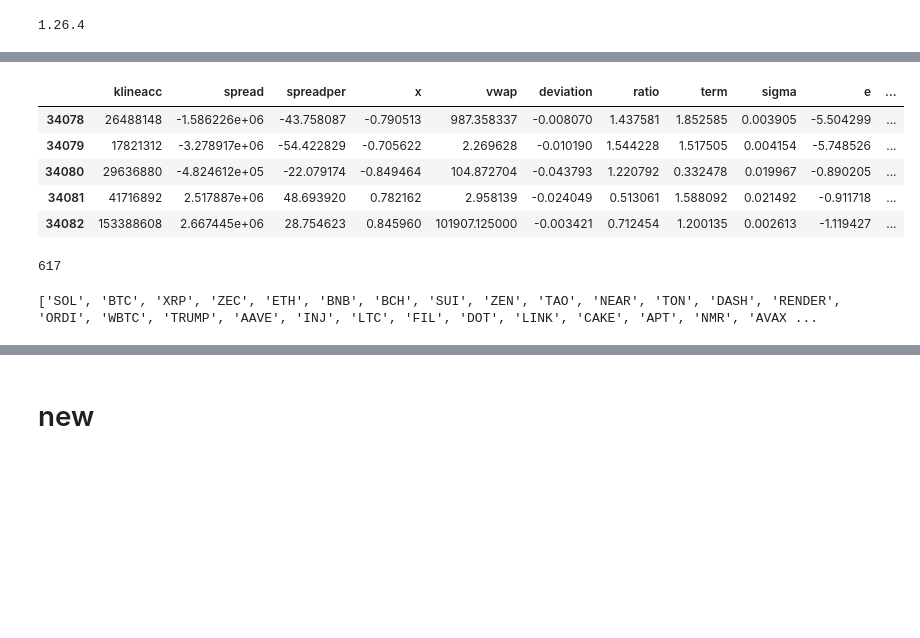
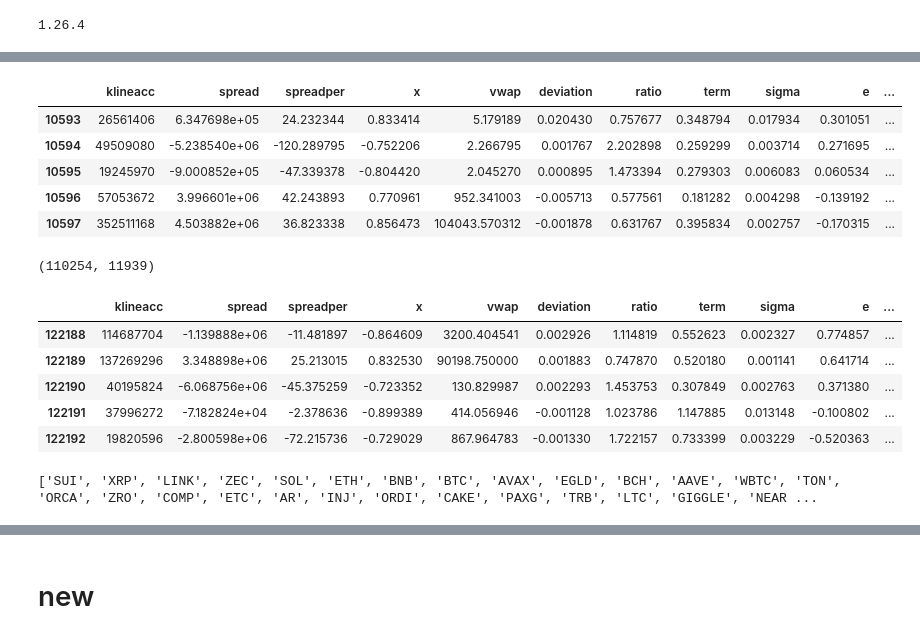
Before and after one commit to itpofy2024o/st, a Jupyter notebook: ut.ipynb, the cells around one changed output, grey strips where cells are left out. Saved outputs shown, nothing was run; the diff lists cells and outputs as text; code cells hidden in the pictures; blank space fills up the shorter version.

```diff
--- a/ut.ipynb
+++ b/ut.ipynb
@@ -14,6 +14,7 @@ from sklearn.metrics import (
 import warnings
 warnings.filterwarnings("ignore", category=UserWarning)
 pd.options.display.max_rows = None
+pd.set_option('future.no_silent_downcasting', True)
 # %%
 import numpy as np
 print(np.__version__)
@@ -43,19 +44,29 @@ a=np.random.randint(len(ndf))
 ndf.iloc[a:a+5,:]
 # %% [output]
 |  | klineacc | spread | spreadper | x | vwap | deviation | ratio | term | sigma | e | ... |
-| 34078 | 26488148 | -1.586226e+06 | -43.758087 | -0.790513 | 987.358337 | -0.008070 | 1.437581 | 1.852585 | 0.003905 | -5.504299 | ... |
-| 34079 | 17821312 | -3.278917e+06 | -54.422829 | -0.705622 | 2.269628 | -0.010190 | 1.544228 | 1.517505 | 0.004154 | -5.748526 | ... |
-| 34080 | 29636880 | -4.824612e+05 | -22.079174 | -0.849464 | 104.872704 | -0.043793 | 1.220792 | 0.332478 | 0.019967 | -0.890205 | ... |
-| 34081 | 41716892 | 2.517887e+06 | 48.693920 | 0.782162 | 2.958139 | -0.024049 | 0.513061 | 1.588092 | 0.021492 | -0.911718 | ... |
-| 34082 | 153388608 | 2.667445e+06 | 28.754623 | 0.845960 | 101907.125000 | -0.003421 | 0.712454 | 1.200135 | 0.002613 | -1.119427 | ... |
+| 10593 | 26561406 | 6.347698e+05 | 24.232344 | 0.833414 | 5.179189 | 0.020430 | 0.757677 | 0.348794 | 0.017934 | 0.301051 | ... |
+| 10594 | 49509080 | -5.238540e+06 | -120.289795 | -0.752206 | 2.266795 | 0.001767 | 2.202898 | 0.259299 | 0.003714 | 0.271695 | ... |
+| 10595 | 19245970 | -9.000852e+05 | -47.339378 | -0.804420 | 2.045270 | 0.000895 | 1.473394 | 0.279303 | 0.006083 | 0.060534 | ... |
+| 10596 | 57053672 | 3.996601e+06 | 42.243893 | 0.770961 | 952.341003 | -0.005713 | 0.577561 | 0.181282 | 0.004298 | -0.139192 | ... |
+| 10597 | 352511168 | 4.503882e+06 | 36.823338 | 0.856473 | 104043.570312 | -0.001878 | 0.631767 | 0.395834 | 0.002757 | -0.170315 | ... |
-# %%
-nndf=ndf.iloc[df.tail(1).index.start+1:,:]
-len(nndf)
-# %% [output]
-617
+# %%
+train_df=ndf.iloc[:110254,:]
+actual_x=ndf.iloc[110254:,:]
+len(train_df),len(actual_x)
+# %% [output]
+(110254, 11939)
+# %%
+actual_x.tail()
+# %% [output]
+|  | klineacc | spread | spreadper | x | vwap | deviation | ratio | term | sigma | e | ... |
+| 122188 | 114687704 | -1.139888e+06 | -11.481897 | -0.864609 | 3200.404541 | 0.002926 | 1.114819 | 0.552623 | 0.002327 | 0.774857 | ... |
+| 122189 | 137269296 | 3.348898e+06 | 25.213015 | 0.832530 | 90198.750000 | 0.001883 | 0.747870 | 0.520180 | 0.001141 | 0.641714 | ... |
+| 122190 | 40195824 | -6.068756e+06 | -45.375259 | -0.723352 | 130.829987 | 0.002293 | 1.453753 | 0.307849 | 0.002763 | 0.371380 | ... |
+| 122191 | 37996272 | -7.182824e+04 | -2.378636 | -0.899389 | 414.056946 | -0.001128 | 1.023786 | 1.147885 | 0.013148 | -0.100802 | ... |
+| 122192 | 19820596 | -2.800598e+06 | -72.215736 | -0.729029 | 867.964783 | -0.001330 | 1.722157 | 0.733399 | 0.003229 | -0.520363 | ... |
 # %%
-assets_to_train=[i for i in nndf["asset"].unique().tolist() if i in df["asset"].unique().tolist()]
+assets_to_train=[i for i in actual_x["asset"].unique().tolist() if i in train_df["asset"].unique().tolist()]
 print(assets_to_train)
 # %% [output]
-['SOL', 'BTC', 'XRP', 'ZEC', 'ETH', 'BNB', 'BCH', 'SUI', 'ZEN', 'TAO', 'NEAR', 'TON', 'DASH', 'RENDER', 'ORDI', 'WBTC', 'TRUMP', 'AAVE', 'INJ', 'LTC', 'FIL', 'DOT', 'LINK', 'CAKE', 'APT', 'NMR', 'AVAX ...
+['SUI', 'XRP', 'LINK', 'ZEC', 'SOL', 'ETH', 'BNB', 'BTC', 'AVAX', 'EGLD', 'BCH', 'AAVE', 'WBTC', 'TON', 'ORCA', 'ZRO', 'COMP', 'ETC', 'AR', 'INJ', 'ORDI', 'CAKE', 'PAXG', 'TRB', 'LTC', 'GIGGLE', 'NEAR ...
 # %%
```
Also changed, not shown: parts of 6 cells of this notebook.
